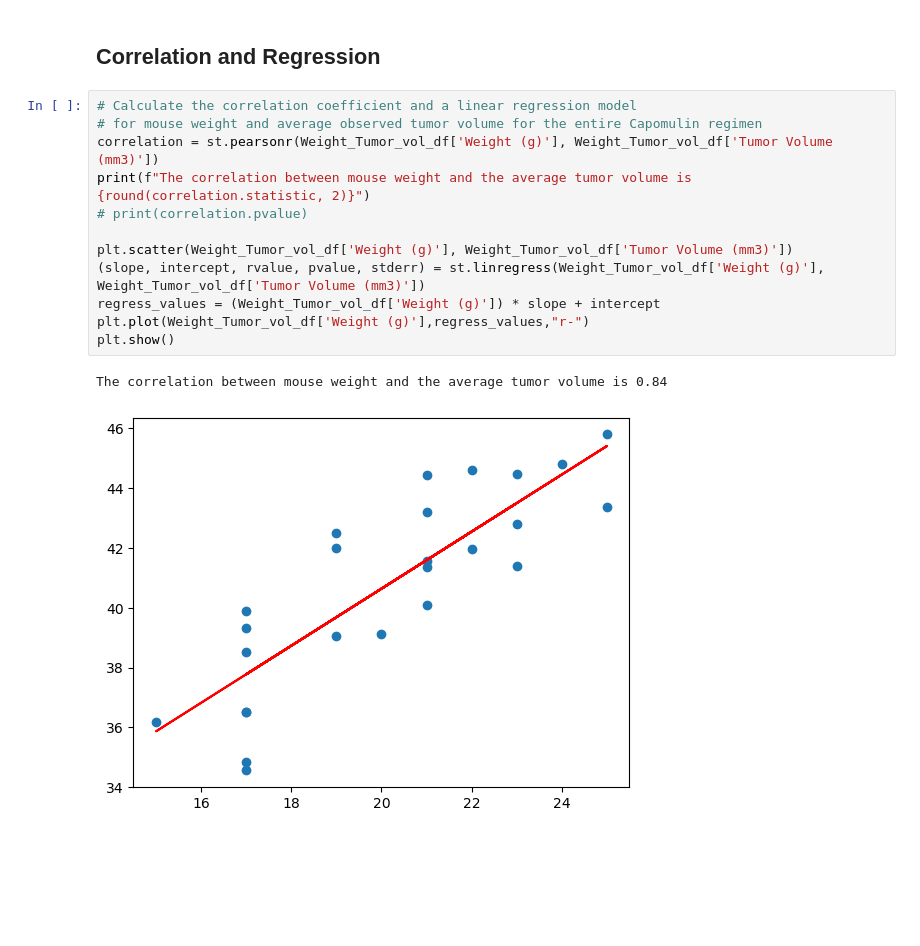
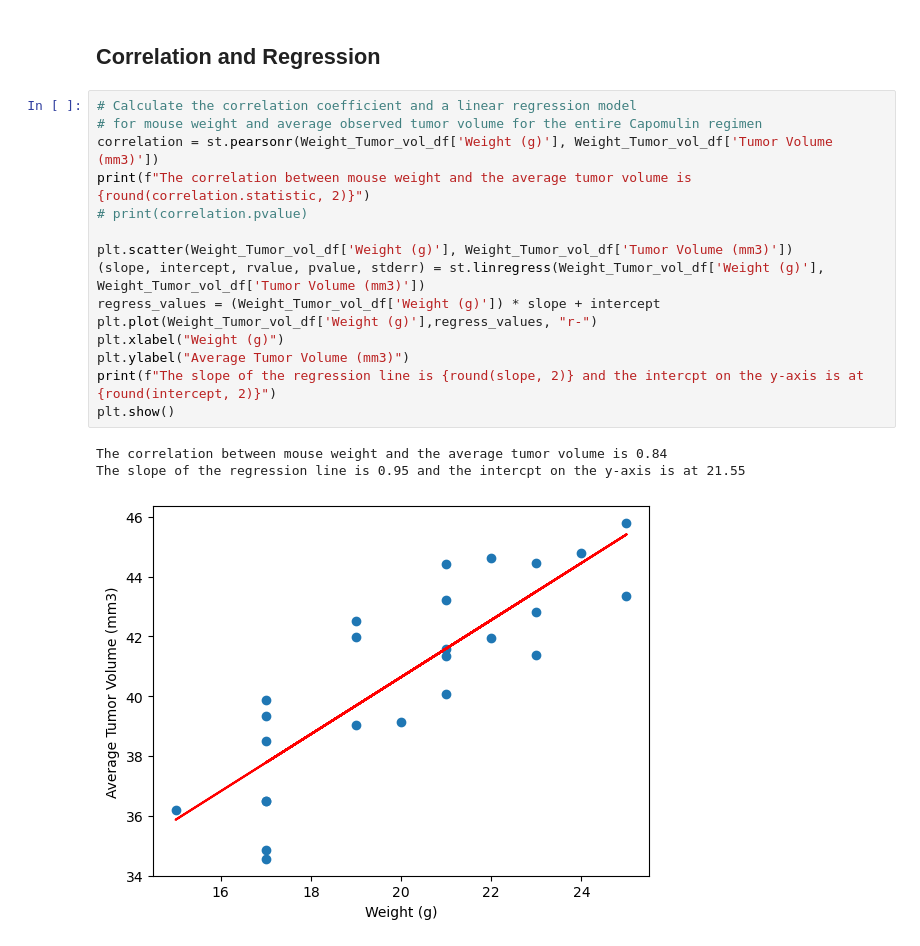
Before and after one commit to mohileAJ/Module_5_Challenge_Pymaceuticals_Inc, a Jupyter notebook: pymaceuticals_starter.ipynb, the cells around one changed output. Drawn from its saved outputs; the diff is of its cells as text; blank space fills up the shorter version.

```diff
--- a/pymaceuticals_starter.ipynb
+++ b/pymaceuticals_starter.ipynb
@@ -288,15 +291,19 @@ Weight_Tumor_vol_df.plot(kind='scatter', x='Weight (g)', y='Tumor Volume (mm3)',
 # %%
 # Calculate the correlation coefficient and a linear regression model
 # for mouse weight and average observed tumor volume for the entire Capomulin regimen
 correlation = st.pearsonr(Weight_Tumor_vol_df['Weight (g)'], Weight_Tumor_vol_df['Tumor Volume (mm3)'])
 print(f"The correlation between mouse weight and the average tumor volume is {round(correlation.statistic, 2)}")
 # print(correlation.pvalue)
 
 plt.scatter(Weight_Tumor_vol_df['Weight (g)'], Weight_Tumor_vol_df['Tumor Volume (mm3)'])
 (slope, intercept, rvalue, pvalue, stderr) = st.linregress(Weight_Tumor_vol_df['Weight (g)'], Weight_Tumor_vol_df['Tumor Volume (mm3)'])
 regress_values = (Weight_Tumor_vol_df['Weight (g)']) * slope + intercept
-plt.plot(Weight_Tumor_vol_df['Weight (g)'],regress_values,"r-")
+plt.plot(Weight_Tumor_vol_df['Weight (g)'],regress_values, "r-")
+plt.xlabel("Weight (g)")
+plt.ylabel("Average Tumor Volume (mm3)")
+print(f"The slope of the regression line is {round(slope, 2)} and the intercpt on the y-axis is at {round(intercept, 2)}")
 plt.show()
 # %% [output]
 The correlation between mouse weight and the average tumor volume is 0.84
+The slope of the regression line is 0.95 and the intercpt on the y-axis is at 21.55
-[figure, old version]
+[figure, new version]
```
Also changed, not shown: parts of 3 cells of this notebook, 1 other file.
